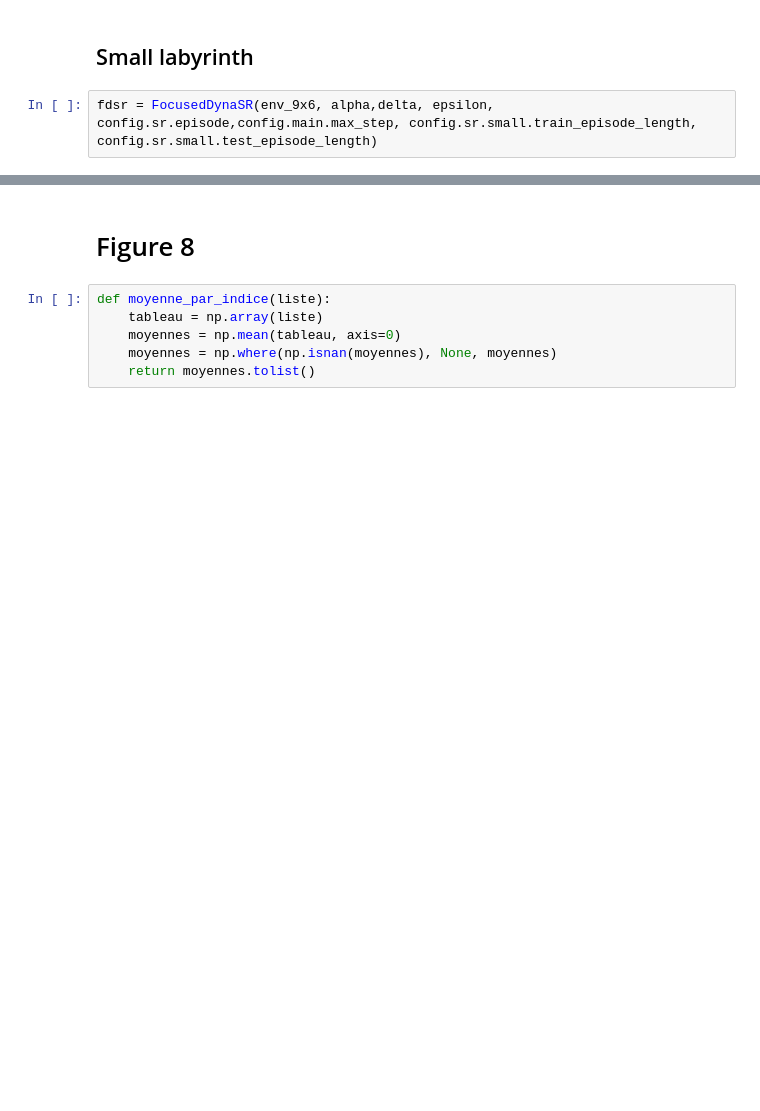
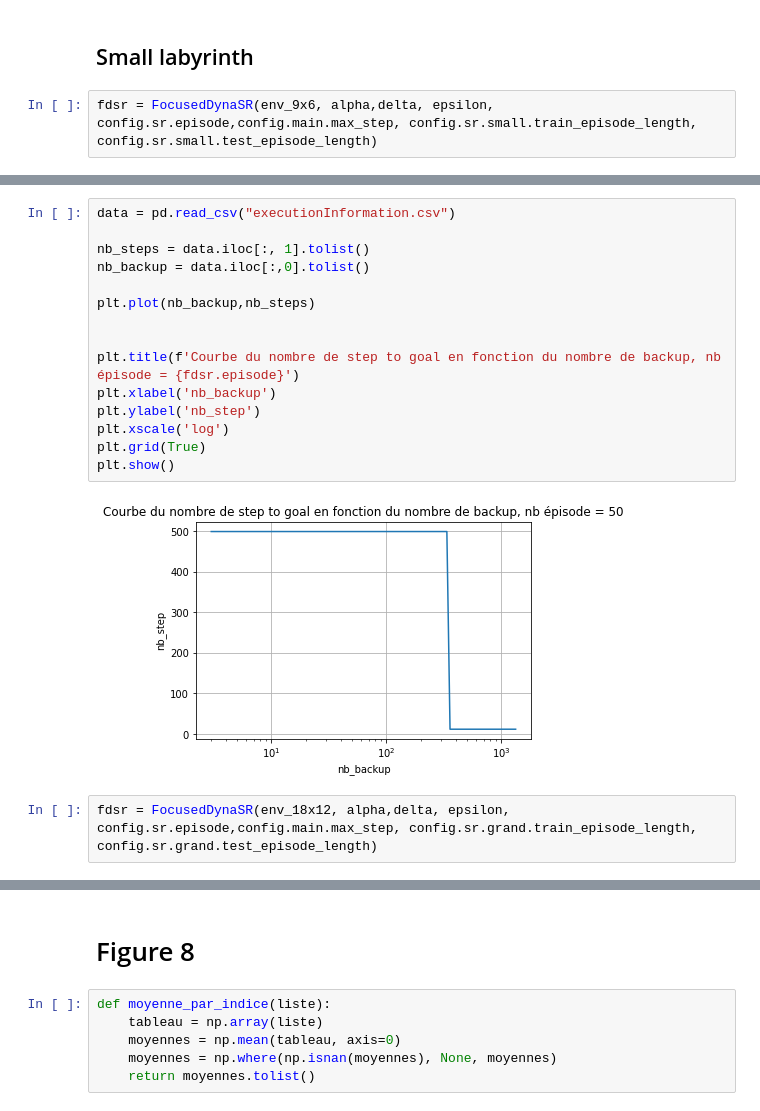
Before and after one commit to Meriadoc-gitgit/PRMA, a Jupyter notebook: src/test.ipynb, the cells around one changed output, grey strips where cells are left out. Drawn from its saved outputs; the diff is of its cells as text; blank space fills up the shorter version.

Commit message:
Test SR

```diff
--- a/src/test.ipynb
+++ b/src/test.ipynb
@@ -152,0 +193,19 @@ fdsr = FocusedDynaSR(env_9x6, alpha,delta, epsilon, config.sr.episode,config.mai
+# %%
+data = pd.read_csv("executionInformation.csv")
+
+nb_steps = data.iloc[:, 1].tolist()
+nb_backup = data.iloc[:,0].tolist()
+
+plt.plot(nb_backup,nb_steps)
+
+
+plt.title(f'Courbe du nombre de step to goal en fonction du nombre de backup, nb épisode = {fdsr.episode}')
+plt.xlabel('nb_backup')
+plt.ylabel('nb_step')
+plt.xscale('log')
+plt.grid(True)
+plt.show()
+# %% [output]
+[figure, added]
+# %%
+fdsr = FocusedDynaSR(env_18x12, alpha,delta, epsilon, config.sr.episode,config.main.max_step, config.sr.grand.train_episode_length, config.sr.grand.test_episode_length)
```
Also changed, not shown: parts of 7 cells of this notebook, 2 other files.
